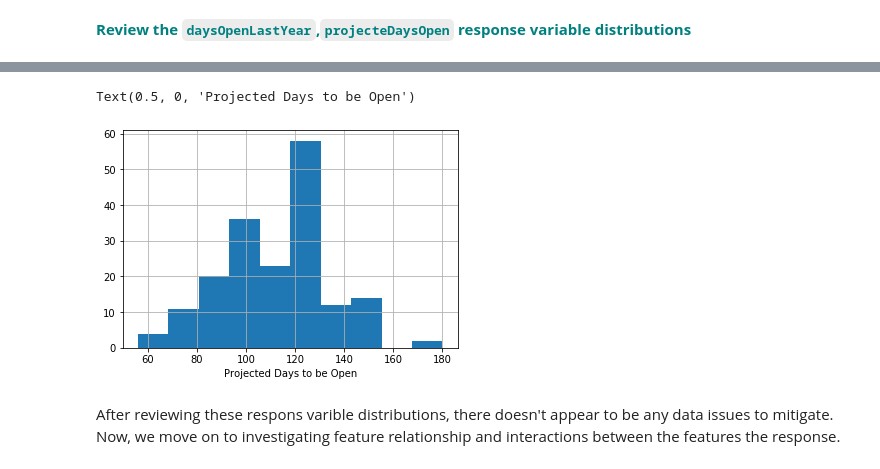
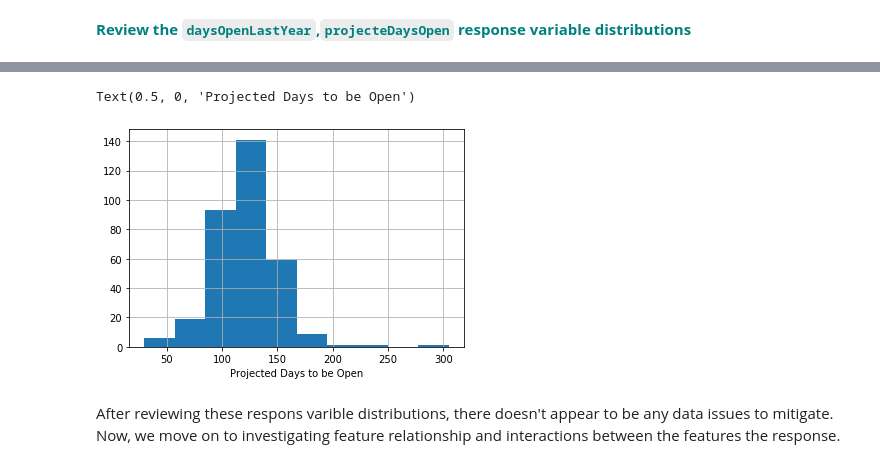
Before and after one commit to steviekwonders/Guided-Capstone, a Jupyter notebook: Exploratory Analysis/Notebook_stepthree.ipynb, the cells around one changed output, grey strips where cells are left out. Drawn from its saved outputs; the diff is of its cells as text; code cells hidden in the pictures.

```diff
--- a/Exploratory Analysis/Notebook_stepthree.ipynb
+++ b/Exploratory Analysis/Notebook_stepthree.ipynb
@@ -253,9 +249,9 @@ Text(0.5, 0, 'Days Resorts Were Open Last Year')
 # %%
-dfno['projectedDaysOpen'].hist()
+updated_ski_data['projectedDaysOpen'].hist()
 plt.xlabel('Projected Days to be Open')
 # %% [output]
 Text(0.5, 0, 'Projected Days to be Open')
-[figure, old version]
+[figure, new version]
 # %% [markdown]
 After reviewing these respons varible distributions, there doesn't appear to be any data issues to mitigate. Now, we move on to investigating feature relationship and interactions between the features the response.
 # %% [markdown]
```
Also changed, not shown: parts of 19 cells of this notebook.
